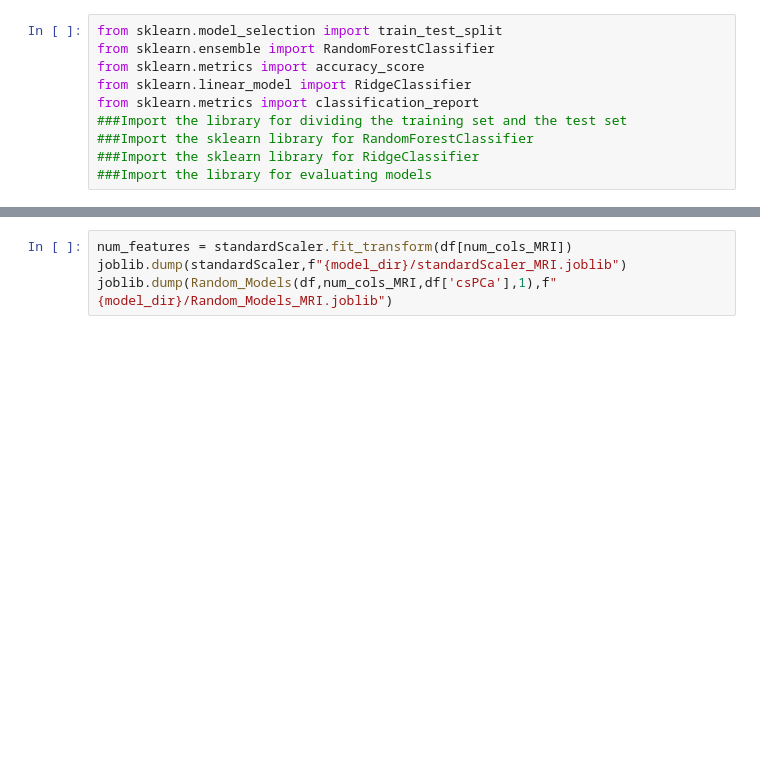
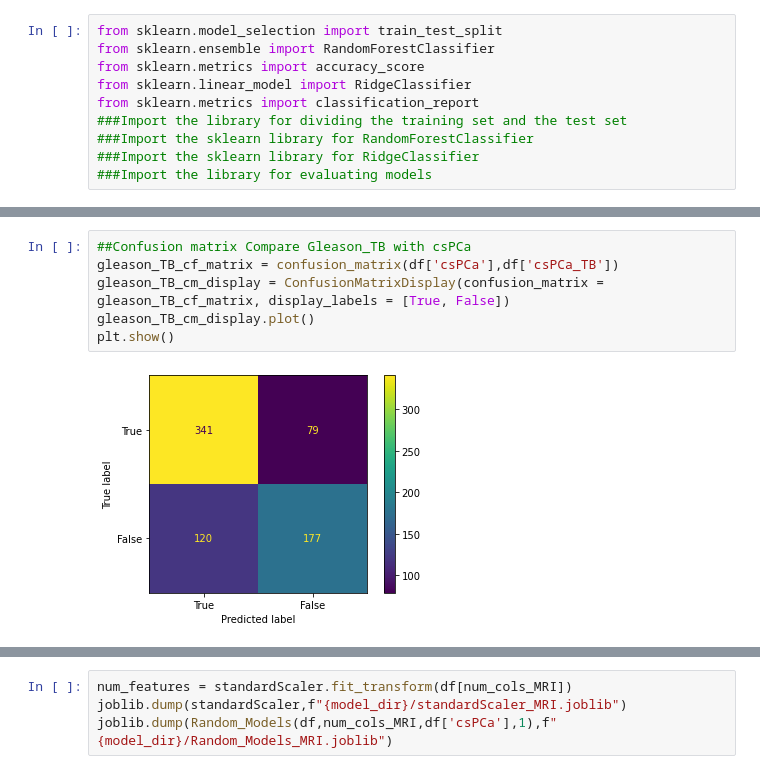
Before and after one commit to LovingAlpaca/Data-Analysis, a Jupyter notebook: csPCa/Model Training csPCa.ipynb, the cells around one changed output, grey strips where cells are left out. Cells and saved outputs as stored; diff of their text form; blank space fills up the shorter version.

```diff
--- a/csPCa/Model Training csPCa.ipynb
+++ b/csPCa/Model Training csPCa.ipynb
@@ -276,0 +337,8 @@ weighted avg       0.96      0.95      0.95       287
+# %%
+##Confusion matrix Compare Gleason_TB with csPCa
+gleason_TB_cf_matrix = confusion_matrix(df['csPCa'],df['csPCa_TB'])
+gleason_TB_cm_display = ConfusionMatrixDisplay(confusion_matrix = gleason_TB_cf_matrix, display_labels = [True, False])
+gleason_TB_cm_display.plot()
+plt.show()
+# %% [output]
+[figure, added]
```
Also changed, not shown: parts of 15 cells of this notebook.
